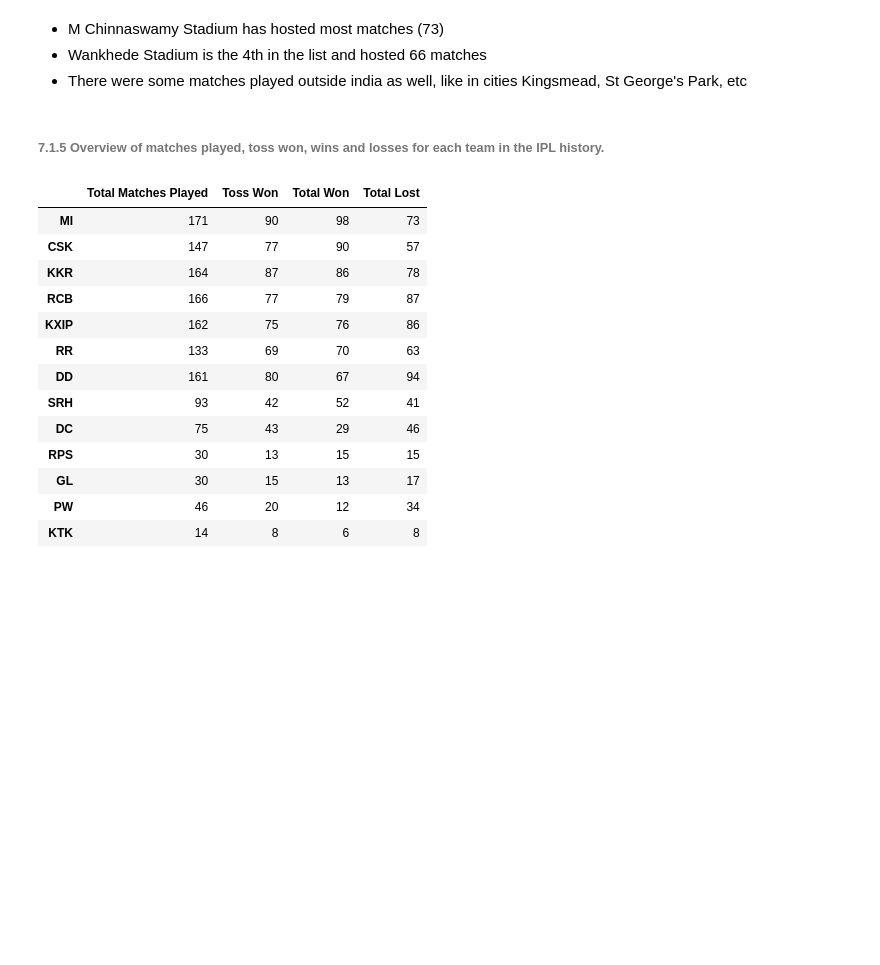
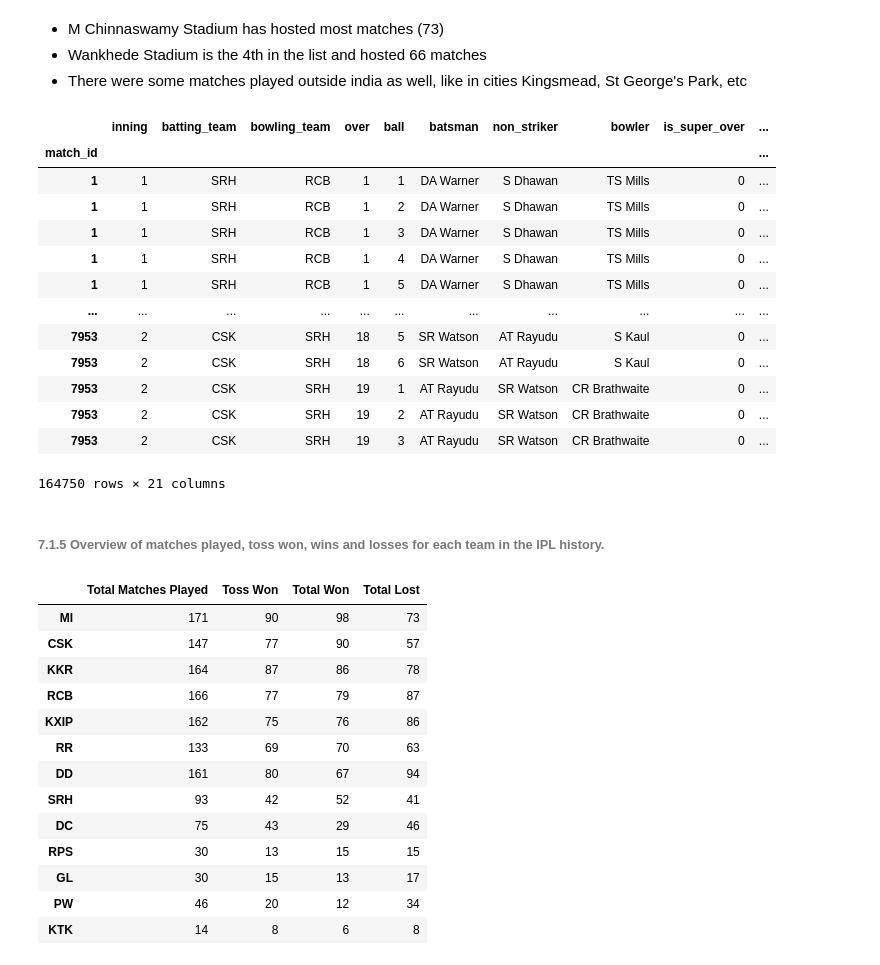
Before and after one commit to ravijagtap/datascience, a Jupyter notebook: IPL_DATA_ANALYSIS/Analysis on IPL Data.ipynb, the cells around one changed output. Drawn from its saved outputs; the diff is of its cells as text; code cells hidden in the pictures; blank space fills up the shorter version.

```diff
--- a/IPL_DATA_ANALYSIS/Analysis on IPL Data.ipynb
+++ b/IPL_DATA_ANALYSIS/Analysis on IPL Data.ipynb
@@ -495,6 +519,23 @@ no_of_matches
 - M Chinnaswamy Stadium has hosted most matches (73)
 - Wankhede Stadium is the 4th in the list and hosted 66 matches
 - There were some matches played outside india as well, like in cities Kingsmead, St George's Park, etc
+# %%
+deliveries
+# %% [output]
+|  | inning | batting_team | bowling_team | over | ball | batsman | non_striker | bowler | is_super_over | ... |
+| match_id |  |  |  |  |  |  |  |  |  | ... |
+| 1 | 1 | SRH | RCB | 1 | 1 | DA Warner | S Dhawan | TS Mills | 0 | ... |
+| 1 | 1 | SRH | RCB | 1 | 2 | DA Warner | S Dhawan | TS Mills | 0 | ... |
+| 1 | 1 | SRH | RCB | 1 | 3 | DA Warner | S Dhawan | TS Mills | 0 | ... |
+| 1 | 1 | SRH | RCB | 1 | 4 | DA Warner | S Dhawan | TS Mills | 0 | ... |
+| 1 | 1 | SRH | RCB | 1 | 5 | DA Warner | S Dhawan | TS Mills | 0 | ... |
+| ... | ... | ... | ... | ... | ... | ... | ... | ... | ... | ... |
+| 7953 | 2 | CSK | SRH | 18 | 5 | SR Watson | AT Rayudu | S Kaul | 0 | ... |
+| 7953 | 2 | CSK | SRH | 18 | 6 | SR Watson | AT Rayudu | S Kaul | 0 | ... |
+| 7953 | 2 | CSK | SRH | 19 | 1 | AT Rayudu | SR Watson | CR Brathwaite | 0 | ... |
+| 7953 | 2 | CSK | SRH | 19 | 2 | AT Rayudu | SR Watson | CR Brathwaite | 0 | ... |
+| 7953 | 2 | CSK | SRH | 19 | 3 | AT Rayudu | SR Watson | CR Brathwaite | 0 | ... |
+164750 rows × 21 columns
 # %% [markdown]
 ###### 7.1.5 Overview of matches played, toss won, wins and losses for each team in the IPL history.
 # %%
```
Also changed, not shown: parts of 5 cells of this notebook, 11 other files.
